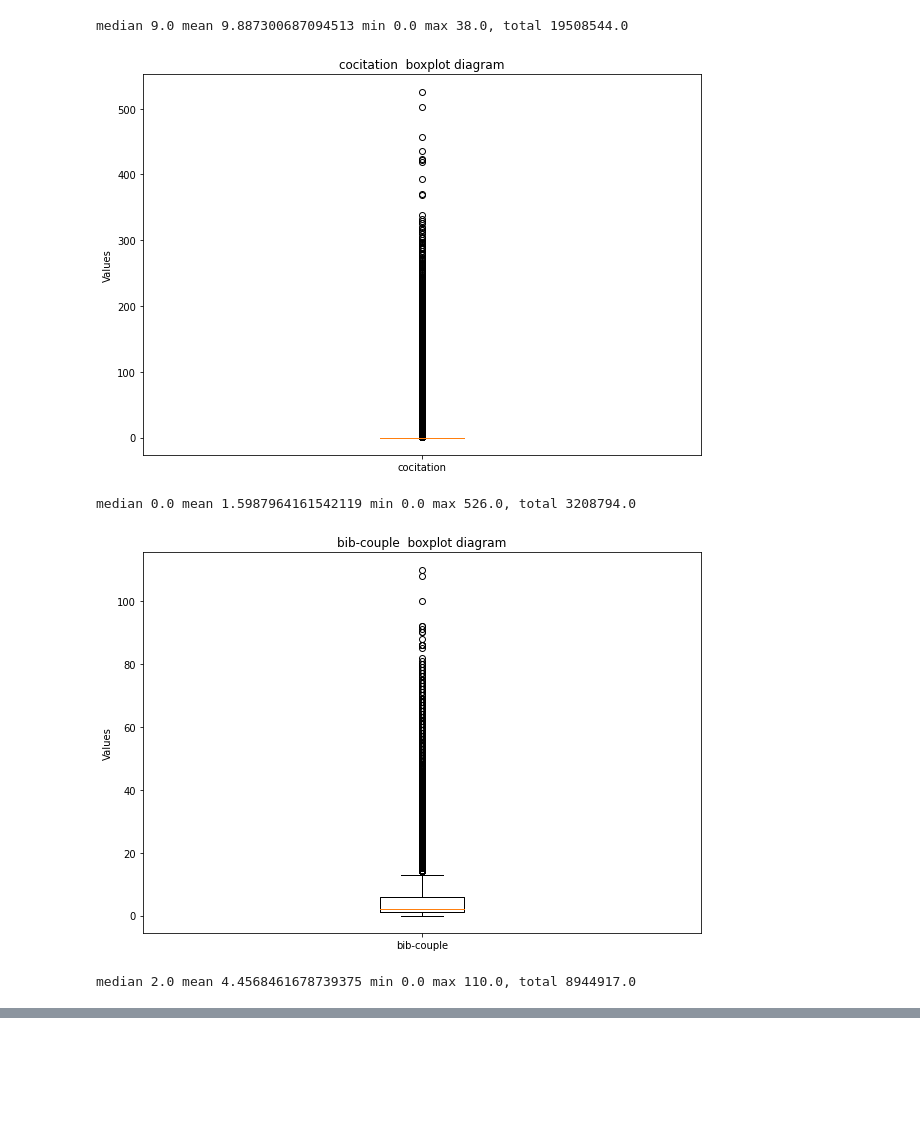
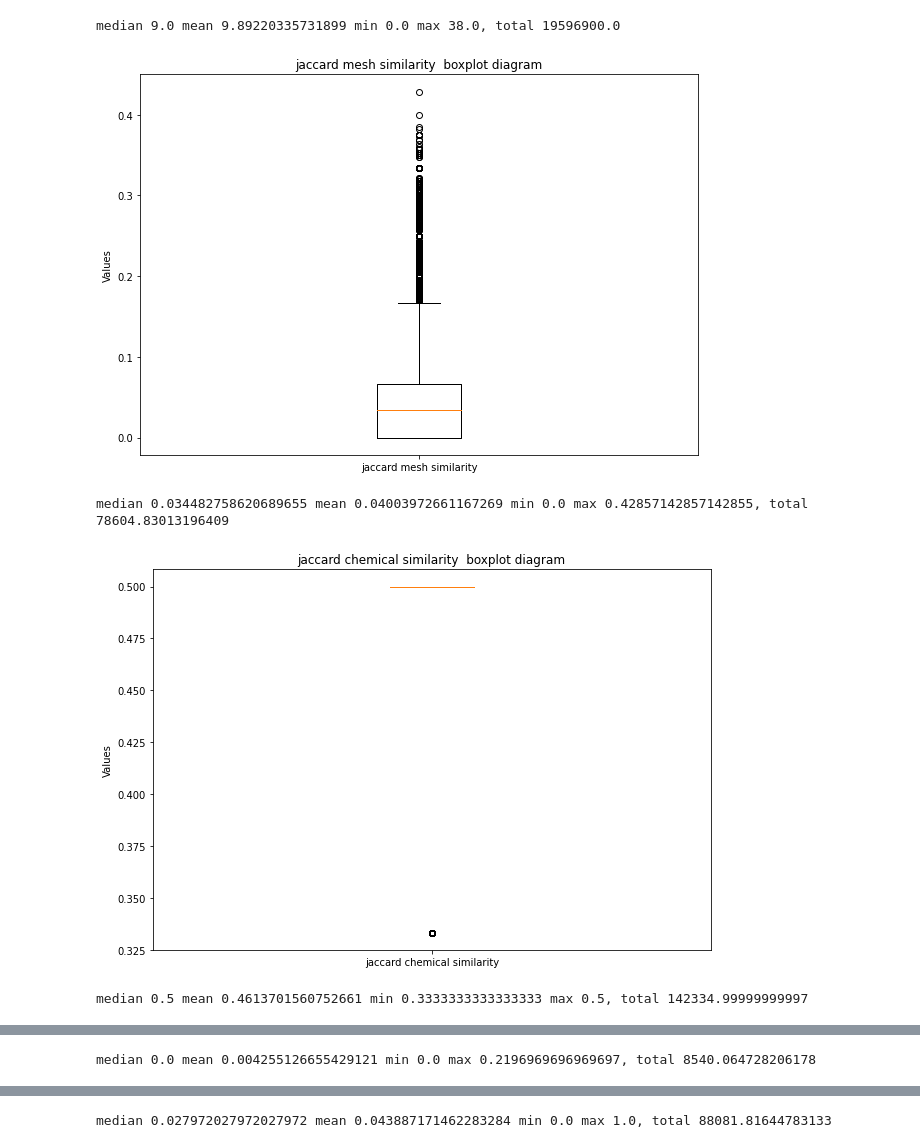
Before and after one commit to illinois-or-research-analytics/hm31_graphs, a Jupyter notebook: step_1/obtain_features.ipynb, the cells around one changed output, grey strips where cells are left out. Drawn from its saved outputs; the diff is of its cells as text; code cells hidden in the pictures; blank space fills up the shorter version.

Commit message:
Added similarities for co-citation, bib-coupling, chemical and mesh

```diff
--- a/step_1/obtain_features.ipynb
+++ b/step_1/obtain_features.ipynb
@@ -260,7 +262,8 @@ def fetch_metadata_from_pmid(response_text, idx, pmid):
 
 
 
-    meta_data = {'mesh': mesh_headings, 'grants': grants, 'year': year, 'journal': journal_ISSN, 'abstract': abstract }
+    meta_data = {'mesh': mesh_headings, 'grants': grants, 'year': year, 'journal': journal_ISSN,
+                 'abstract': abstract, 'chemical' : chemical_list}
 
     return meta_data
 
@@ -283,10 +286,11 @@ Occured keyword dict: {'keyword': 19, 'grant': 139, 'abstract': 961, 'mesh': 198
 # %%
 #### Count incomplete data
 
-features = {'mesh': 0, 'grants': 0, 'year': 0, 'journal': 0, 'abstract': 0}
+features = {'mesh': 0, 'grants': 0, 'year': 0, 'journal': 0, 'abstract': 0, 'chemical' : 0}
 #Mesh terms are sometimes unrelated
 
 mesh_length = []
+chemical_length = []
 
 for feature in features.keys():
     for _, meta in metadata_dict.items():
@@ -295,6 +299,11 @@ for feature in features.keys():
             if feature == 'mesh':
                 mesh_length.append(len(meta[feature]))
 
+            elif feature == 'chemical':
+                chemical_length.append(len(meta[feature]))
+
+
 print("Ocurred features ", features)
 print("avg mesh length ", np.mean(mesh_length))
+print("avg chemical length ", np.mean(chemical_length))
 # %% [output]
@@ -305,3 +315,29 @@ import json
 
 with open('first_cluster_metadata.json', 'w') as json_file:
     json.dump(metadata_dict, json_file, indent=4)
+# %%
+import json
+
+# Load the metadata file
+with open('first_cluster_metadata.json', 'r') as json_file:
+    metadata_dict = json.load(json_file)
+# %%
+def calculate_dict_similarity(dict_1, dict_2, mode ):
+    similarity = 0
+    modes = ['number_of_common_terms', 'jaccard']
+
+    assert mode in modes
+
+    for key in dict_1:
+            if key in dict_2:
+                similarity += 1
+
+
+    if mode == 'number_of_common_terms':
+        pass
+
+    elif mode == 'jaccard':
+        similarity = similarity / (len(dict_1) + len(dict_2))
+
+
+    return similarity
@@ -366,25 +505,29 @@ bib_coupling_matrix = np.load('bib_coupling_matrix.npy')
 # %%
 #Assuming a square matrix, report statistics
 def report_matrix_stats(matrix, title):
     n = matrix.shape[0]
     all_values = []
 
     for i in range(n):
         for j in range(i):
             #Remove negatives as they are flags
             if matrix[i][j] > -1:
                 all_values.append(matrix[i][j])
 
     report_stats(all_values, title)
 
 
 report_matrix_stats(year_distance_matrix, 'year')
-report_matrix_stats(cocitation_matrix, 'cocitation')
-report_matrix_stats(bib_coupling_matrix, 'bib-couple')
+# report_matrix_stats(cocitation_matrix, 'cocitation')
+# report_matrix_stats(bib_coupling_matrix, 'bib-couple')
+report_matrix_stats(mesh_similarity_matrix, 'jaccard mesh similarity')
+report_matrix_stats(chemical_similarity_matrix, 'jaccard chemical similarity')
+report_matrix_stats(cocitation_similarity_matrix, 'jaccard co-citation similarity')
+report_matrix_stats(bib_coupling_similarity_matrix, 'jaccard bib-coupling similarity')
 # %% [output]
 [figure]
-median 9.0 mean 9.887300687094513 min 0.0 max 38.0, total 19508544.0
+median 9.0 mean 9.89220335731899 min 0.0 max 38.0, total 19596900.0
-[figure, old version]
+[figure, new version]
-median 0.0 mean 1.5987964161542119 min 0.0 max 526.0, total 3208794.0
+median 0.034482758620689655 mean 0.04003972661167269 min 0.0 max 0.42857142857142855, total 78604.83013196409
-[figure, old version]
+[figure, new version]
-median 2.0 mean 4.4568461678739375 min 0.0 max 110.0, total 8944917.0
+median 0.5 mean 0.4613701560752661 min 0.3333333333333333 max 0.5, total 142334.99999999997
@@ -390,0 +535 @@ median 2.0 mean 4.4568461678739375 min 0.0 max 110.0, total 8944917.0
+median 0.0 mean 0.004255126655429121 min 0.0 max 0.2196969696969697, total 8540.064728206178
@@ -390,0 +537 @@ median 2.0 mean 4.4568461678739375 min 0.0 max 110.0, total 8944917.0
+median 0.027972027972027972 mean 0.043887171462283284 min 0.0 max 1.0, total 88081.81644783133
```
Also changed, not shown: parts of 10 cells of this notebook, 7 other files.
